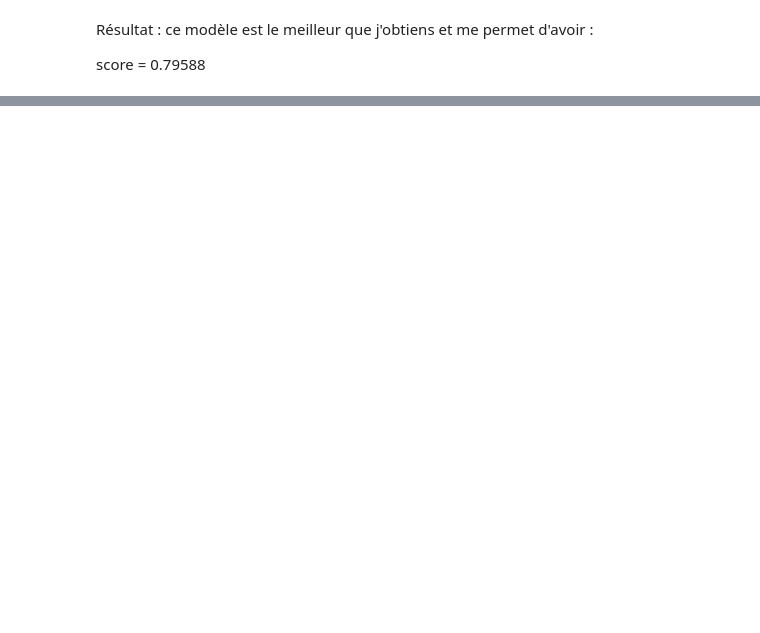
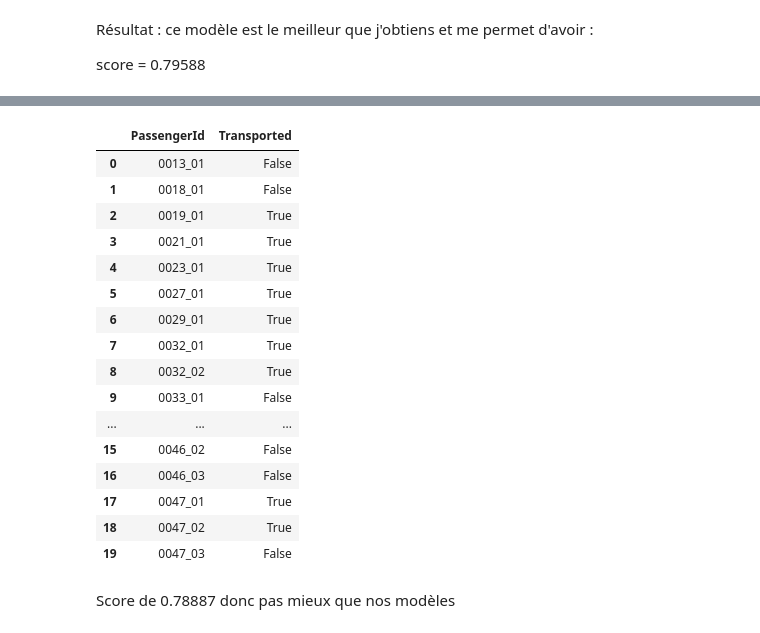
Before and after one commit to AurelienCD/Formation_OCR_Ing_Machine_Learning, a Jupyter notebook: P8_01_notebook.ipynb, the cells around one changed output, grey strips where cells are left out. Cells and saved outputs as stored; diff of their text form; code cells hidden in the pictures; blank space fills up the shorter version.

```diff
--- a/P8_01_notebook.ipynb
+++ b/P8_01_notebook.ipynb
@@ -2093,0 +2276,4 @@ score = 0.79588
+# %%
+df_test_mod = pad.read_csv('data_projet8_TEST_clean.csv')
+# %%
+df_test_mod["Transported"] = y_predicted
@@ -2093,0 +2290,5 @@ score = 0.79588
+# %%
+df_test_mod["Transported"] = np.where(df_test_mod["Transported"] > 0.40, True, False)
+# ici le seuil de prédiction est capital, dans le notebook sur le kernel il n'est pas mentionné le seuil choisit, ici j'ai des scores très variables si j'utilise 0.5;0.45 ou 0.4 (0.78 ; 0.79404 et 0.79474 respectivement)
+# %%
+df_test_mod.set_index('PassengerId')
@@ -2093,0 +2312,22 @@ score = 0.79588
+# %%
+df_test_mod[['PassengerId' , 'Transported']].head(20)
+# %% [output]
+|  | PassengerId | Transported |
+| 0 | 0013_01 | False |
+| 1 | 0018_01 | False |
+| 2 | 0019_01 | True |
+| 3 | 0021_01 | True |
+| 4 | 0023_01 | True |
+| 5 | 0027_01 | True |
+| 6 | 0029_01 | True |
+| 7 | 0032_01 | True |
+| 8 | 0032_02 | True |
+| 9 | 0033_01 | False |
+| ... | ... | ... |
+| 15 | 0046_02 | False |
+| 16 | 0046_03 | False |
+| 17 | 0047_01 | True |
+| 18 | 0047_02 | True |
+| 19 | 0047_03 | False |
+# %% [markdown]
+Score de 0.78887 donc pas mieux que nos modèles
```
Also changed, not shown: parts of 33 cells of this notebook.
